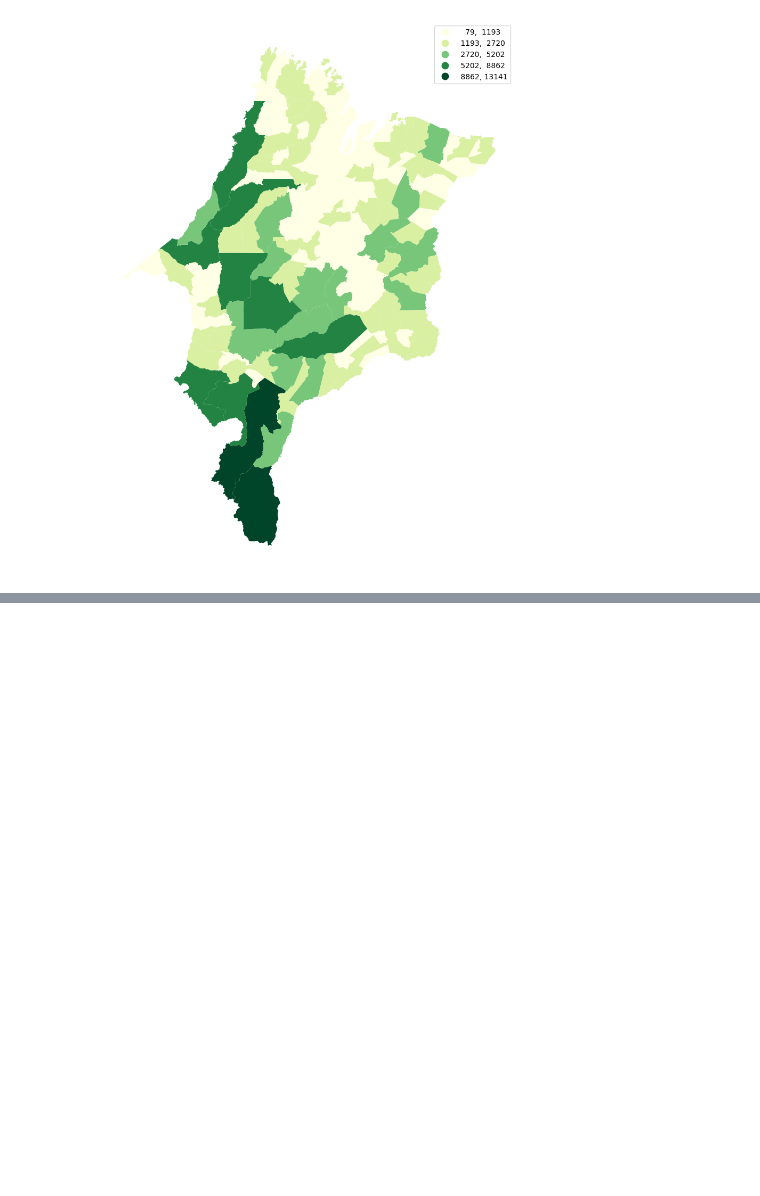
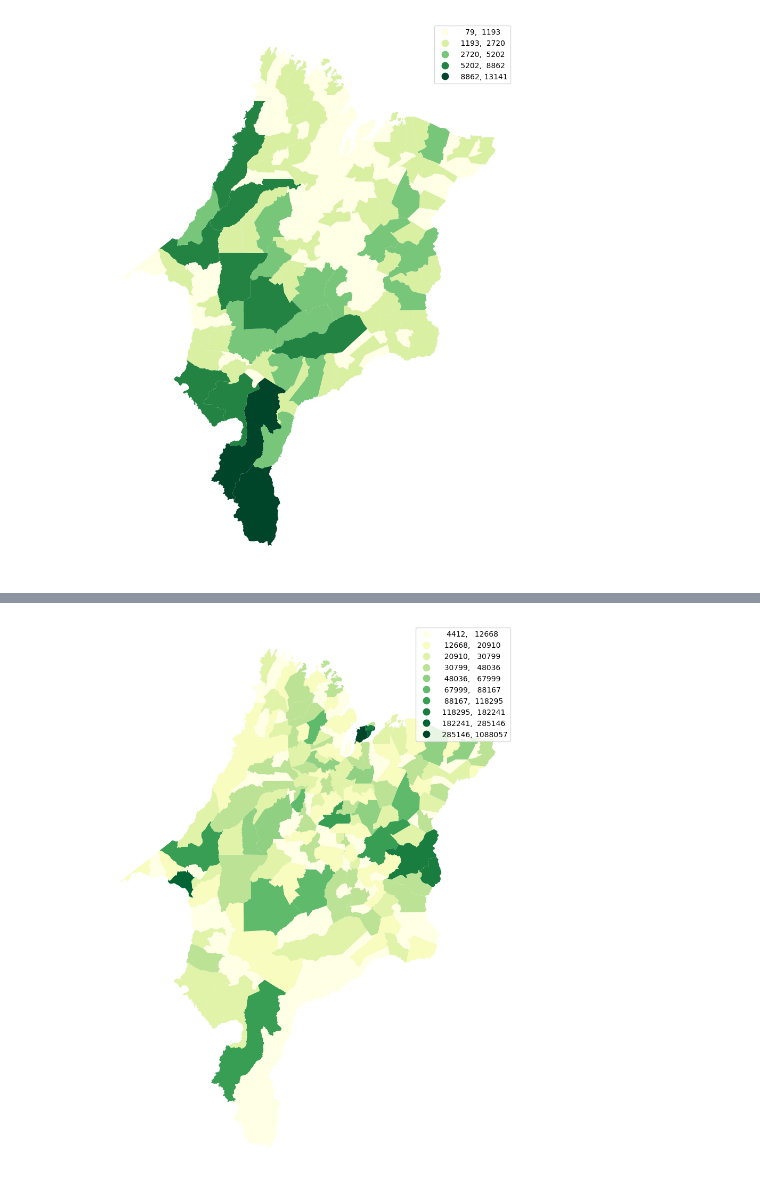
Before and after one commit to LambdaGeo/cdgeo, a Jupyter notebook: src/capitulo8.ipynb, the cells around one changed output, grey strips where cells are left out. Cells and saved outputs as stored; diff of their text form; code cells hidden in the pictures; blank space fills up the shorter version.

```diff
--- a/src/capitulo8.ipynb
+++ b/src/capitulo8.ipynb
@@ -120,0 +120,2 @@ ax.set_axis_off();
+# %%
+url_pop = "https://ftp.ibge.gov.br/Estimativas_de_Populacao/Estimativas_2024/POP2024_20241101.xls"
@@ -120,0 +154,3 @@ ax.set_axis_off();
+# %%
+mun = pd.read_excel(url_pop, sheet_name="MUNICÍPIOS", skiprows=1, nrows=5571, usecols="A:E", dtype={"COD. UF": "str", "COD. MUNIC": "str", 'POPULAÇÃO ESTIMADA': 'int64'})
+mun.head()
@@ -120,0 +173,2 @@ ax.set_axis_off();
+# %%
+mun['cod_mun_str'] = mun["COD. UF"] + mun['COD. MUNIC']
@@ -120,0 +184,3 @@ ax.set_axis_off();
+# %%
+gdf_ma_merge = pd.merge (ma, mun, how='left', left_on='CD_MUN', right_on='cod_mun_str')
+gdf_ma_merge.head()
@@ -120,0 +247,13 @@ ax.set_axis_off();
+# %%
+ax = gdf_ma_merge.plot(
+    column="POPULAÇÃO ESTIMADA",  # Data to plot
+    scheme="naturalbreaks",  # Classification scheme
+    k = 10,
+    cmap="YlGn",  # Color palette
+    legend=True,  # Add legend
+    legend_kwds={"fmt": "{:.0f}"},  # Remove decimals in legend
+    figsize=(10,100)
+)
+ax.set_axis_off();
+# %% [output]
+[figure, added]
```
Also changed, not shown: parts of 25 cells of this notebook, 11 other files.
